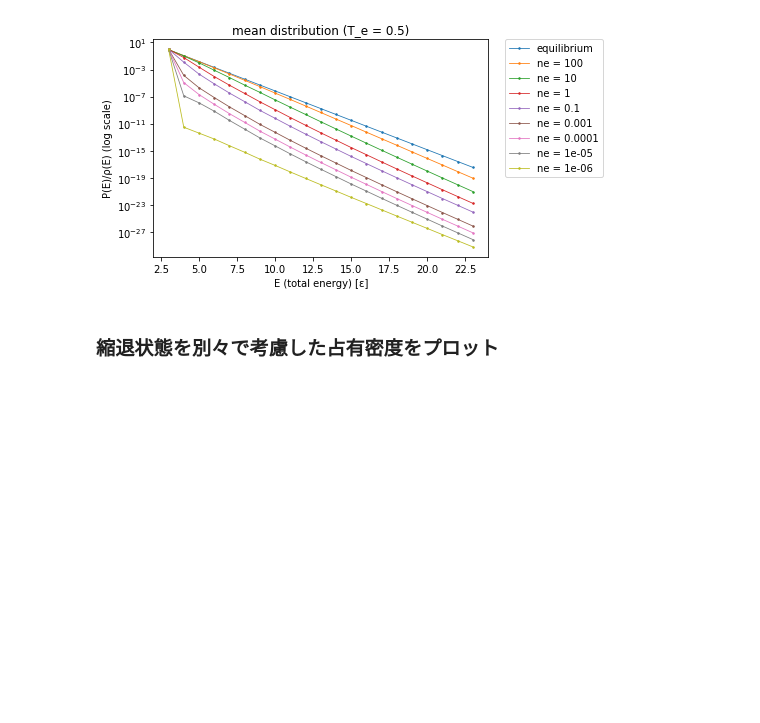
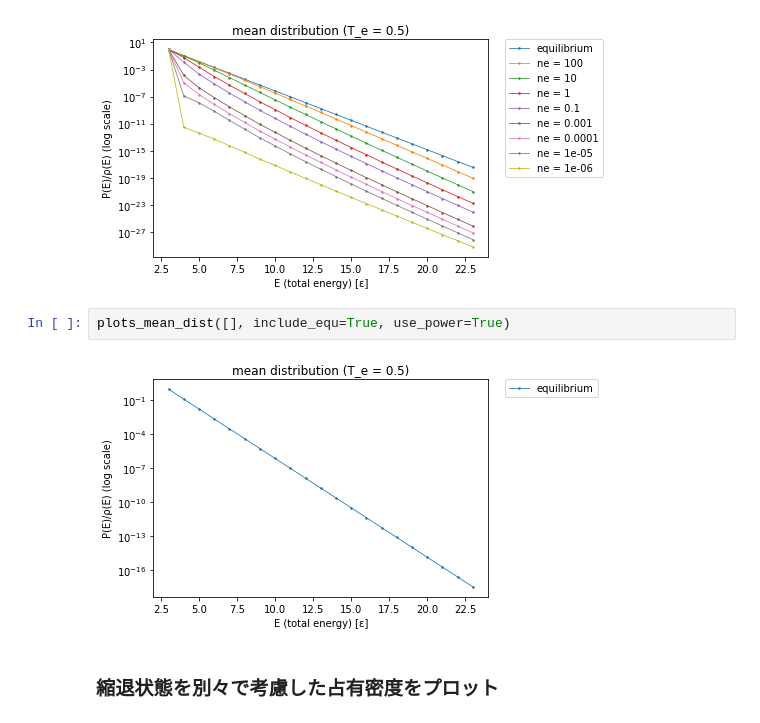
Before and after one commit to GenkiK/fermi2, a Jupyter notebook: 20210329/notebooks/fermi.ipynb, the cells around one changed output. Cells and saved outputs as stored; diff of their text form; blank space fills up the shorter version.

```diff
--- a/20210329/fermi.ipynb
+++ b/20210329/notebooks/fermi.ipynb
@@ -90,6 +90,10 @@ plots_dist([100, 10, 1, 0.1, 0.001, 0.0001, 0.00001, 0.000001], include_equ=True
 plots_mean_dist([100, 10, 1, 0.1, 0.001, 0.0001, 0.00001, 0.000001], include_equ=True, use_power=True)
 # %% [output]
 [figure]
+# %%
+plots_mean_dist([], include_equ=True, use_power=True)
+# %% [output]
+[figure, added]
 # %% [markdown]
 ### 縮退状態を別々で考慮した占有密度をプロット
 # %%
```
Also changed, not shown: 8 other files.
